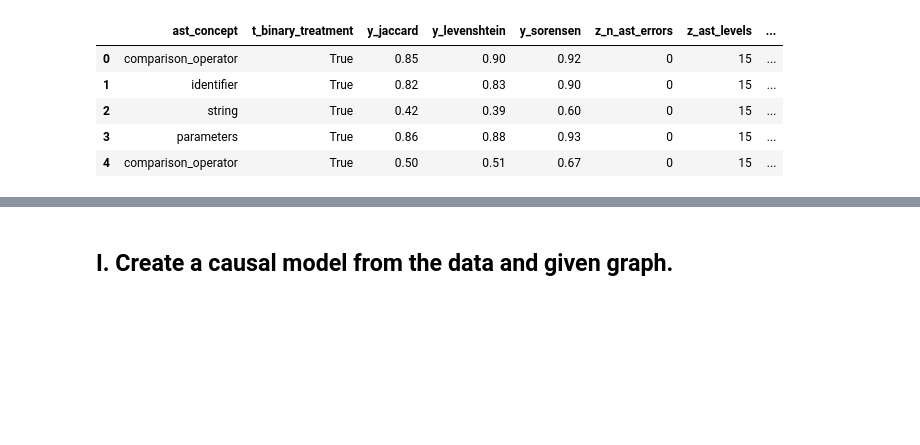
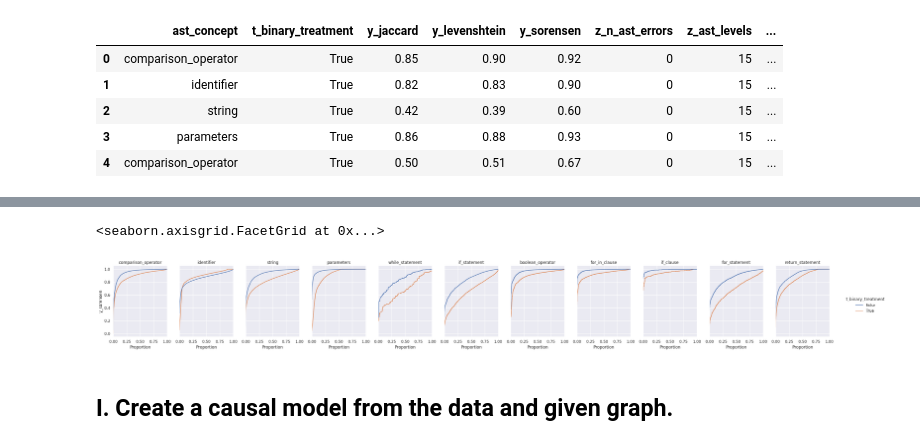
Before and after one commit to WM-SEMERU/SyntaxEval, a Jupyter notebook: nbs/01_causal_evaluation.ipynb, the cells around one changed output, grey strips where cells are left out. Drawn from its saved outputs; the diff is of its cells as text; code cells hidden in the pictures; blank space fills up the shorter version.

```diff
--- a/nbs/01_causal_evaluation.ipynb
+++ b/nbs/01_causal_evaluation.ipynb
@@ -94,2 +125,11 @@ causal_data_df.describe()
+# %%
+g = sns.displot(
+    data=causal_data_df, y="y_sorensen", hue="t_binary_treatment", col="ast_concept",
+    kind="ecdf", height=4, aspect=.7,
+)
+g.set_titles("{col_name}")
+# %% [output]
+<seaborn.axisgrid.FacetGrid at 0x...>
+[figure, added]
 # %% [markdown]
 ## I. Create a causal model from the data and given graph.
```
Also changed, not shown: parts of 23 cells of this notebook, 1 other file.
